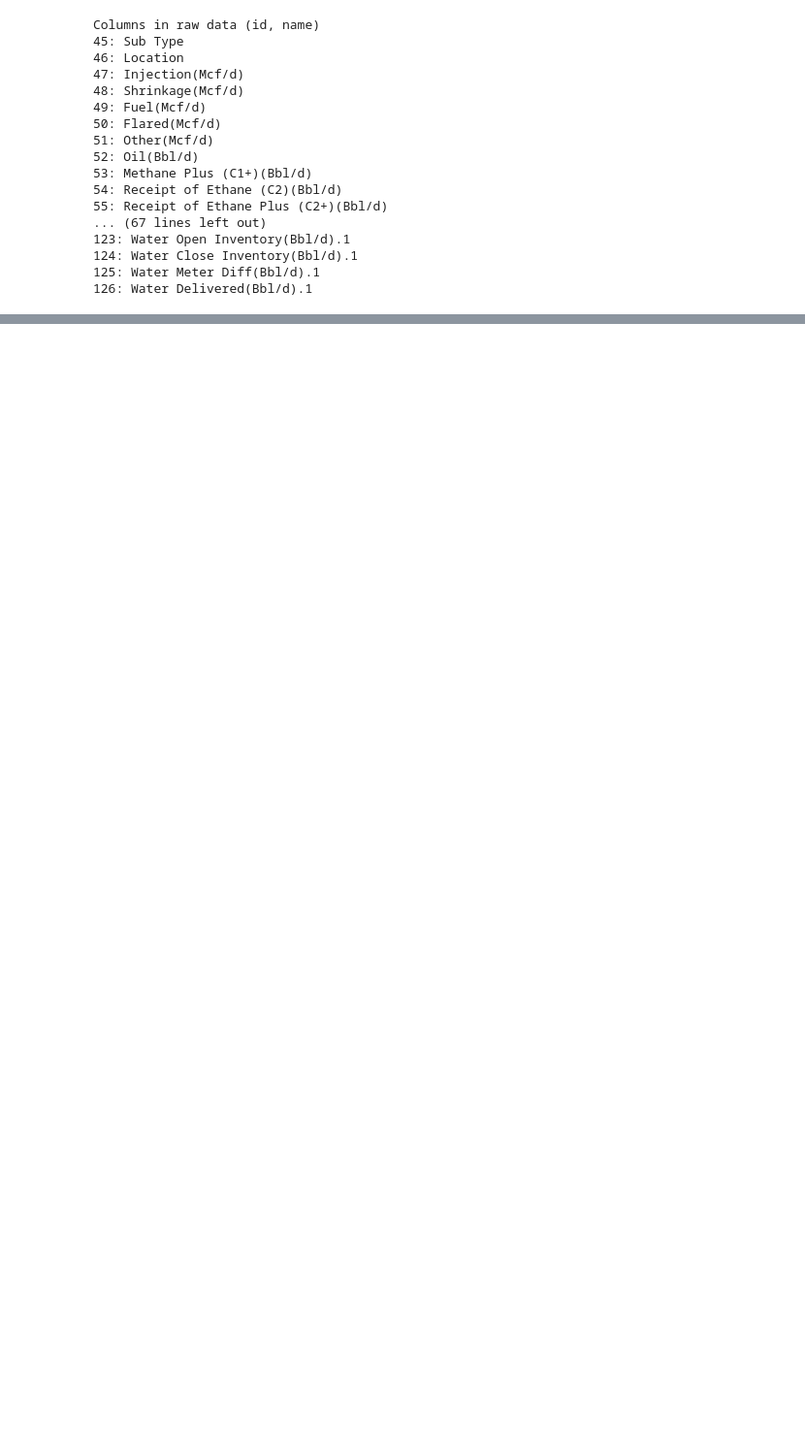
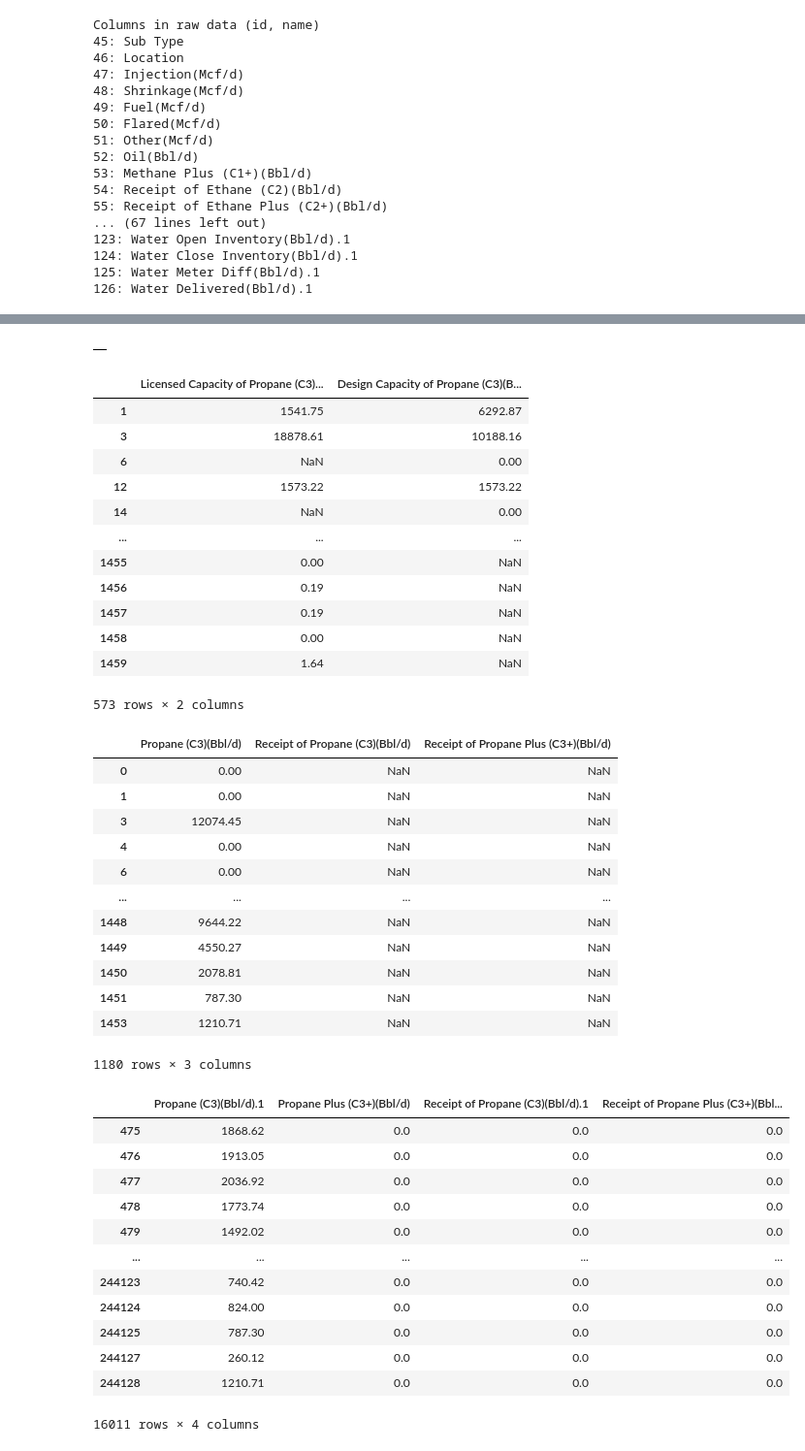
Before and after one commit to gustavo-bravo11/HTC_Hackathon_Team6, a Jupyter notebook: data_clean/notebooks/further_cleaning.ipynb, the cells around one changed output, grey strips where cells are left out. Shown at 97% size. Drawn from its saved outputs; the diff is of its cells as text; code cells hidden in the pictures; blank space fills up the shorter version.

```diff
--- a/data_clean/notebooks/further_cleaning.ipynb
+++ b/data_clean/notebooks/further_cleaning.ipynb
@@ -84,3 +75,56 @@ Showing facility_monthly_production:
 | 3 | ABGP0001001 | Oct-90 | 22140.02 | 21020.43 | 0.0 | 117.68 | ... |
 | 4 | ABGP0001001 | Nov-90 | 20575.38 | 19470.62 | 0.0 | 87.46 | ... |
 5 rows × 48 columns
+# %%
+# Filter columns that contain 'C3+'
+
+for name, df in data_dict.items():
+    c3_plus_columns = [col for col in df.columns if 'c3' in col.lower()]
+
+    # Check for non-null values in those columns
+    c3_plus_non_null = df[c3_plus_columns].dropna(how='all')
+    c3_plus_non_null = c3_plus_non_null[(c3_plus_non_null != 0).any(axis=1)]
+
+    # Display the result
+    display(c3_plus_non_null)
+# %% [output]
+|  |
+|  | Licensed Capacity of Propane (C3)... | Design Capacity of Propane (C3)(B... |
+| 1 | 1541.75 | 6292.87 |
+| 3 | 18878.61 | 10188.16 |
+| 6 | NaN | 0.00 |
+| 12 | 1573.22 | 1573.22 |
+| 14 | NaN | 0.00 |
+| ... | ... | ... |
+| 1455 | 0.00 | NaN |
+| 1456 | 0.19 | NaN |
+| 1457 | 0.19 | NaN |
+| 1458 | 0.00 | NaN |
+| 1459 | 1.64 | NaN |
+573 rows × 2 columns
+|  | Propane (C3)(Bbl/d) | Receipt of Propane (C3)(Bbl/d) | Receipt of Propane Plus (C3+)(Bbl/d) |
+| 0 | 0.00 | NaN | NaN |
+| 1 | 0.00 | NaN | NaN |
+| 3 | 12074.45 | NaN | NaN |
+| 4 | 0.00 | NaN | NaN |
+| 6 | 0.00 | NaN | NaN |
+| ... | ... | ... | ... |
+| 1448 | 9644.22 | NaN | NaN |
+| 1449 | 4550.27 | NaN | NaN |
+| 1450 | 2078.81 | NaN | NaN |
+| 1451 | 787.30 | NaN | NaN |
+| 1453 | 1210.71 | NaN | NaN |
+1180 rows × 3 columns
+|  | Propane (C3)(Bbl/d).1 | Propane Plus (C3+)(Bbl/d) | Receipt of Propane (C3)(Bbl/d).1 | Receipt of Propane Plus (C3+)(Bbl... |
+| 475 | 1868.62 | 0.0 | 0.0 | 0.0 |
+| 476 | 1913.05 | 0.0 | 0.0 | 0.0 |
+| 477 | 2036.92 | 0.0 | 0.0 | 0.0 |
+| 478 | 1773.74 | 0.0 | 0.0 | 0.0 |
+| 479 | 1492.02 | 0.0 | 0.0 | 0.0 |
+| ... | ... | ... | ... | ... |
+| 244123 | 740.42 | 0.0 | 0.0 | 0.0 |
+| 244124 | 824.00 | 0.0 | 0.0 | 0.0 |
+| 244125 | 787.30 | 0.0 | 0.0 | 0.0 |
+| 244127 | 260.12 | 0.0 | 0.0 | 0.0 |
+| 244128 | 1210.71 | 0.0 | 0.0 | 0.0 |
+16011 rows × 4 columns
```
Also changed, not shown: parts of 2 cells of this notebook, 6 other files.
